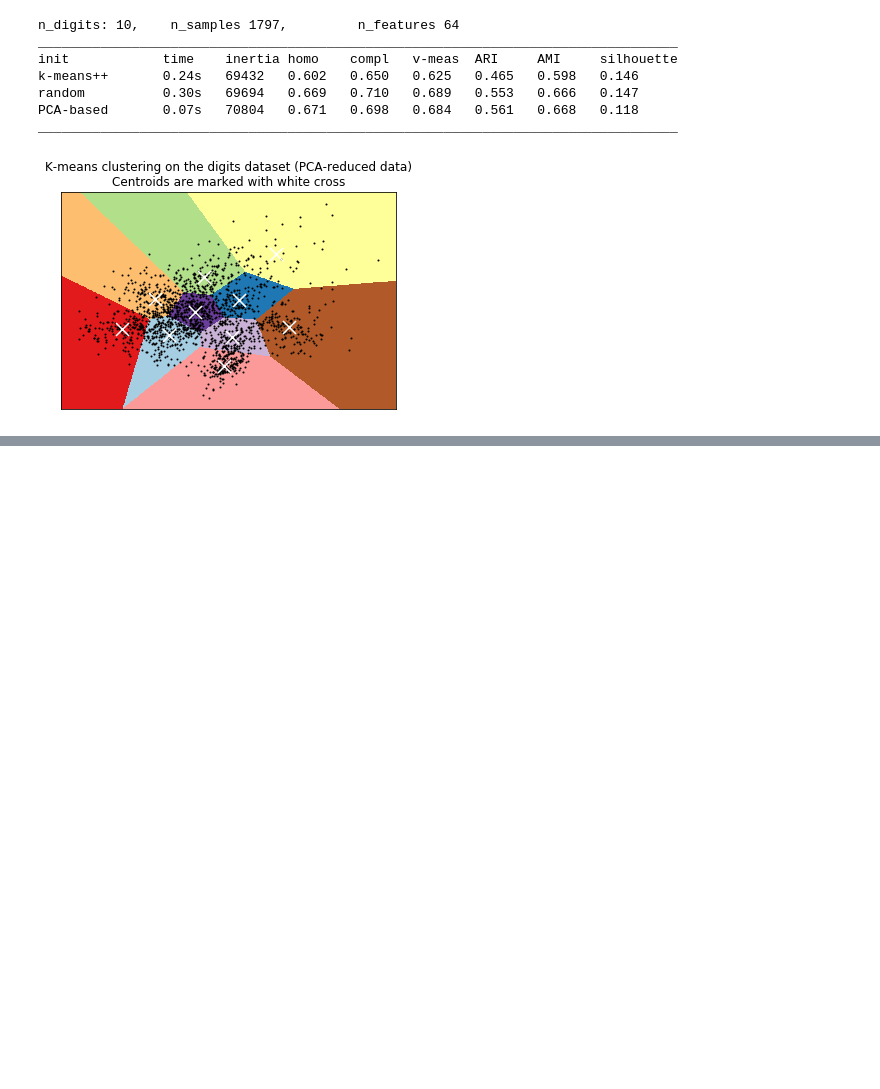
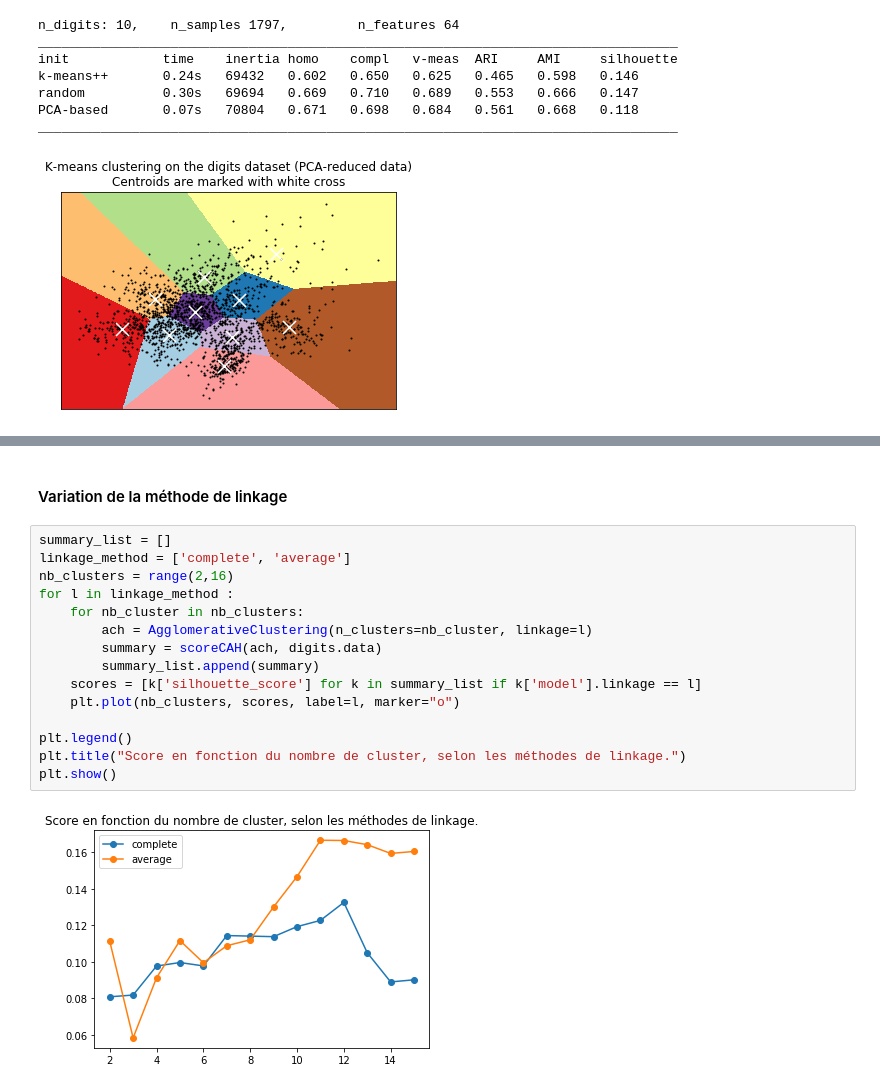
Before and after one commit to chivunito/Unsupervised-learning, a Jupyter notebook: UnsupervisedLearning.ipynb, the cells around one changed output, grey strips where cells are left out. Drawn from its saved outputs; the diff is of its cells as text; blank space fills up the shorter version.

```diff
--- a/UnsupervisedLearning.ipynb
+++ b/UnsupervisedLearning.ipynb
@@ -240,0 +306,19 @@ ________________________________________________________________________________
+# %% [markdown]
+#### Variation de la méthode de linkage
+# %%
+summary_list = []
+linkage_method = ['complete', 'average']
+nb_clusters = range(2,16)
+for l in linkage_method :
+    for nb_cluster in nb_clusters:
+        ach = AgglomerativeClustering(n_clusters=nb_cluster, linkage=l)
+        summary = scoreCAH(ach, digits.data)
+        summary_list.append(summary)
+    scores = [k['silhouette_score'] for k in summary_list if k['model'].linkage == l]
+    plt.plot(nb_clusters, scores, label=l, marker="o")
+
+plt.legend()
+plt.title("Score en fonction du nombre de cluster, selon les méthodes de linkage.")
+plt.show()
+# %% [output]
+[figure, added]
```
Also changed, not shown: parts of 9 cells of this notebook.
